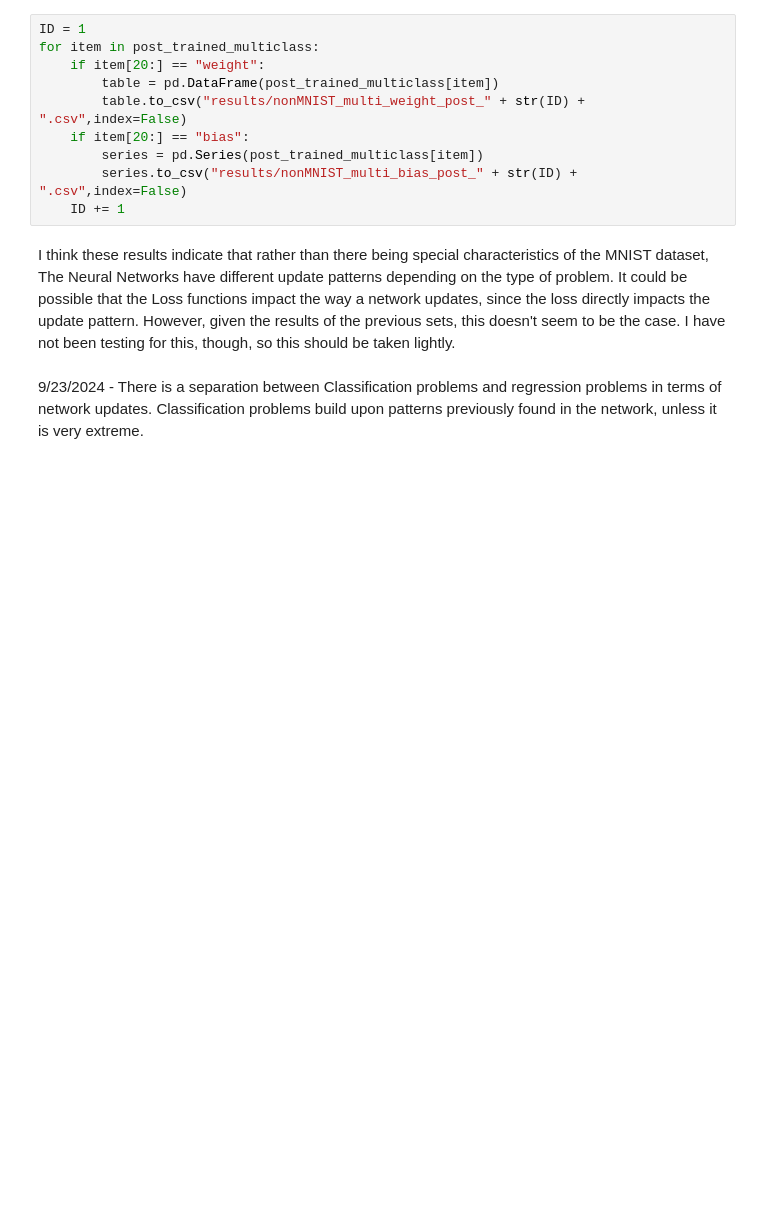
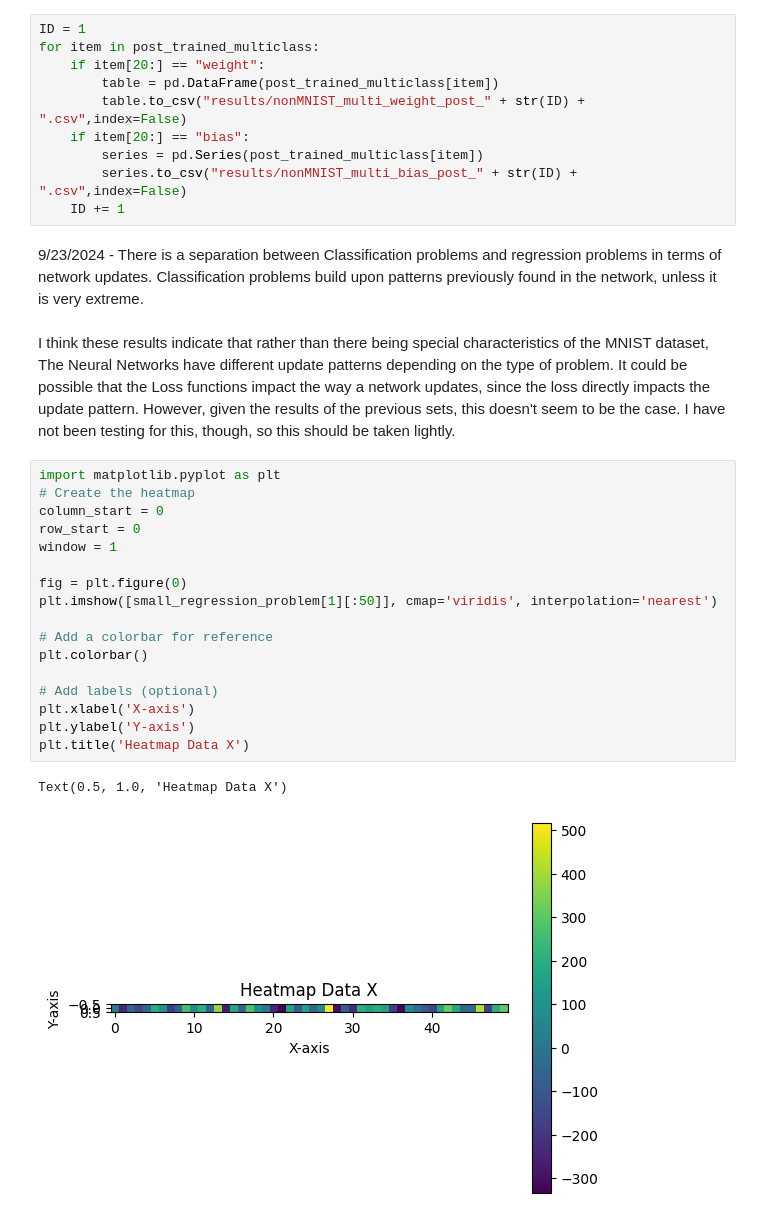
Before and after one commit to CorgiCoder-json/ANN_Noise_Study, a Jupyter notebook: Non-MNIST training.ipynb, the cells around one changed output. Cells and saved outputs as stored; diff of their text form; blank space fills up the shorter version.

```diff
--- a/Non-MNIST training.ipynb
+++ b/Non-MNIST training.ipynb
@@ -558,7 +558,27 @@ for item in post_trained_multiclass:
         series = pd.Series(post_trained_multiclass[item])
         series.to_csv("results/nonMNIST_multi_bias_post_" + str(ID) + ".csv",index=False)
     ID += 1
+# %% [markdown]
+9/23/2024 - There is a separation between Classification problems and regression problems in terms of network updates. Classification problems build upon patterns previously found in the network, unless it is very extreme.
 # %% [markdown]
 I think these results indicate that rather than there being special characteristics of the MNIST dataset, The Neural Networks have different update patterns depending on the type of problem. It could be possible that the Loss functions impact the way a network updates, since the loss directly impacts the update pattern. However, given the results of the previous sets, this doesn't seem to be the case. I have not been testing for this, though, so this should be taken lightly.
-# %% [markdown]
-9/23/2024 - There is a separation between Classification problems and regression problems in terms of network updates. Classification problems build upon patterns previously found in the network, unless it is very extreme.
+# %%
+import matplotlib.pyplot as plt
+# Create the heatmap
+column_start = 0
+row_start = 0
+window = 1
+
+fig = plt.figure(0)
+plt.imshow([small_regression_problem[1][:50]], cmap='viridis', interpolation='nearest')
+
+# Add a colorbar for reference
+plt.colorbar()
+
+# Add labels (optional)
+plt.xlabel('X-axis')
+plt.ylabel('Y-axis')
+plt.title('Heatmap Data X')
+# %% [output]
+Text(0.5, 1.0, 'Heatmap Data X')
+[figure, added]
```
Also changed, not shown: parts of 8 cells of this notebook, 13 other files.
